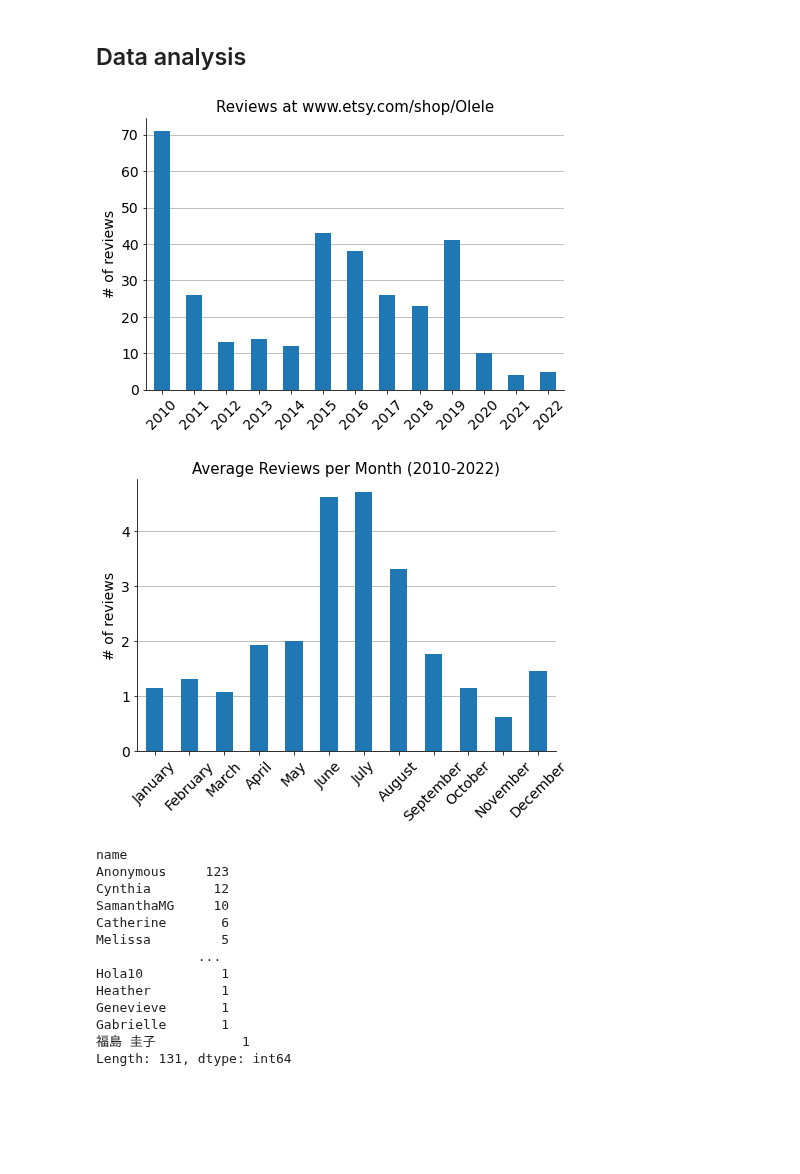
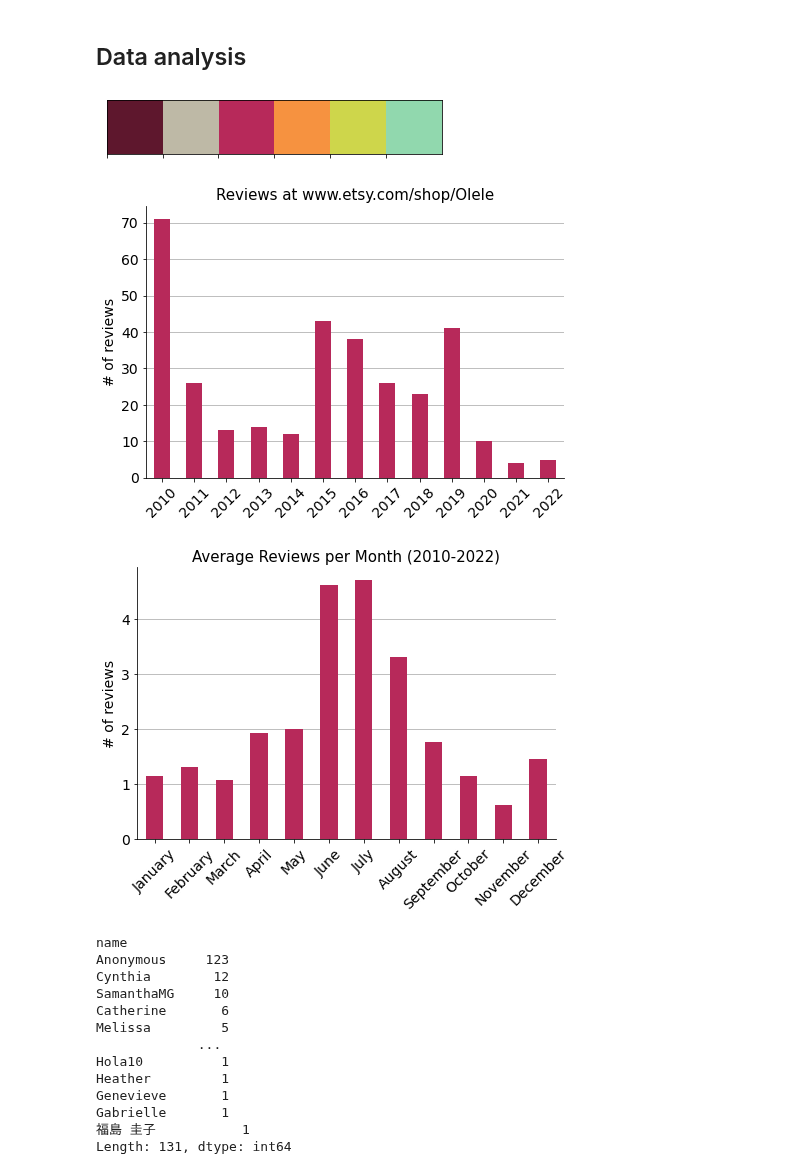
Before and after one commit to mikel-imaz/projects, a Jupyter notebook: _sources/notebooks/olele-analysis.ipynb, the cells around one changed output. Saved outputs shown, nothing was run; the diff lists cells and outputs as text; code cells hidden in the pictures; blank space fills up the shorter version.

```diff
--- a/_sources/notebooks/olele-analysis.ipynb
+++ b/_sources/notebooks/olele-analysis.ipynb
@@ -114,13 +116,21 @@ dtypes: object(2)
 memory usage: 7.6+ KB
 # %% [markdown]
 ## Data analysis
+# %%
+# Define project palette
+palette_olele = ["#5e172d", "#beb9a6", "#b7295a", "#f69240", "#ced64b", "#91d8ae"]
+
+# Plot palette
+sns.palplot(sns.color_palette(palette_olele))
+# %% [output]
+[figure, added]
 # %%
 reviews_yearly = olele.groupby(olele.index.year)["name"].count()
 
 # Plot
 fig, ax = plt.subplots(figsize=(7.5, 5))
 
-reviews_yearly.plot(ax=ax, kind="bar")
+reviews_yearly.plot(ax=ax, kind="bar", color=palette_olele[2])
 
 ax.grid(axis="y")
 ax.set_axisbelow(True)
@@ -133,35 +143,35 @@ sns.despine()
 
 plt.show()
 # %% [output]
-[figure, old version]
+[figure, new version]
 # %%
 # Number of years
 nbr_years = len(olele.index.year.unique())
 
 # Montly average
 reviews_monthly_avg = olele.groupby(olele.index.month)["name"].count() / nbr_years
 reviews_monthly_avg
 
 # Plot
 fig, ax = plt.subplots(figsize=(7.5, 5))
 
-reviews_monthly_avg.plot(ax=ax, kind="bar")
+reviews_monthly_avg.plot(ax=ax, kind="bar", color=palette_olele[2])
 
 months = ['January', 'February', 'March', 'April', 'May', 'June',
           'July', 'August', 'September', 'October', 'November', 'December']
 ax.grid(axis="y")
 ax.set_axisbelow(True)
 ax.tick_params(axis='x', labelsize=14, rotation=45)
 ax.set_xticklabels(months, rotation=45)
 ax.tick_params(axis='y', labelsize=14)
 ax.set_title("Average Reviews per Month (2010-2022)", size=15)
 ax.set_xlabel("")
 ax.set_ylabel("# of reviews", size=14)
 sns.despine()
 
 plt.show()
 # %% [output]
-[figure, old version]
+[figure, new version]
 # %%
 # Top reviewers
 reviewers = olele.value_counts("name")
```
Also changed, not shown: parts of 21 cells of this notebook, 30 other files.
